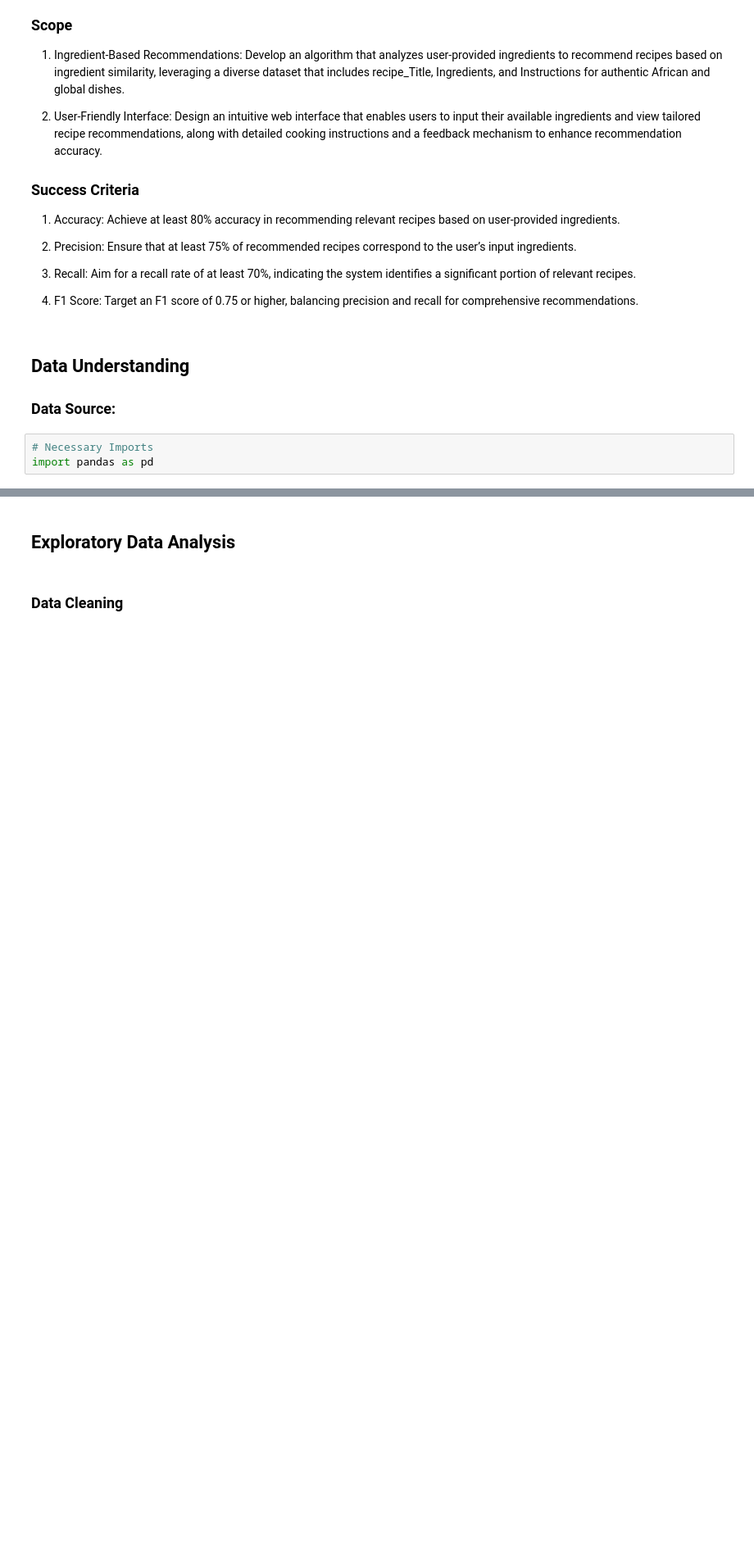
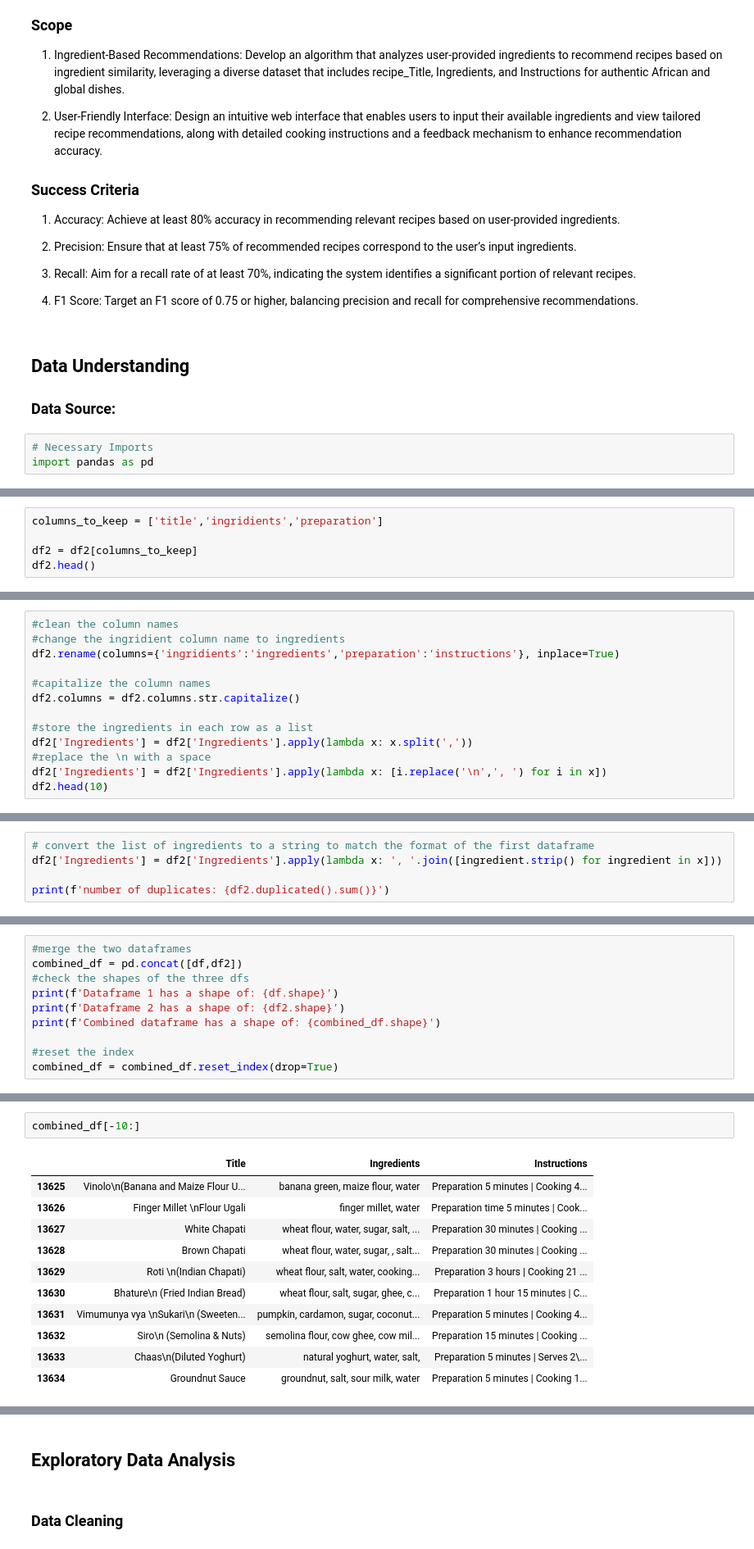
Before and after one commit to Matthewkarani/The-Boma-Pot, a Jupyter notebook: index.ipynb, the cells around one changed output, grey strips where cells are left out. Shown: that part at 82% size. Drawn from its saved outputs; the diff is of its cells as text; blank space fills up the shorter version.

```diff
--- a/index.ipynb
+++ b/index.ipynb
@@ -72,0 +173,5 @@ display(df.head())
+# %%
+columns_to_keep = ['title','ingridients','preparation']
+
+df2 = df2[columns_to_keep]
+df2.head()
@@ -72,0 +185,13 @@ display(df.head())
+# %%
+#clean the column names
+#change the ingridient column name to ingredients
+df2.rename(columns={'ingridients':'ingredients','preparation':'instructions'}, inplace=True)
+
+#capitalize the column names
+df2.columns = df2.columns.str.capitalize()
+
+#store the ingredients in each row as a list
+df2['Ingredients'] = df2['Ingredients'].apply(lambda x: x.split(','))
+#replace the \n with a space
+df2['Ingredients'] = df2['Ingredients'].apply(lambda x: [i.replace('\n',', ') for i in x])
+df2.head(10)
@@ -72,0 +212,5 @@ display(df.head())
+# %%
+# convert the list of ingredients to a string to match the format of the first dataframe
+df2['Ingredients'] = df2['Ingredients'].apply(lambda x: ', '.join([ingredient.strip() for ingredient in x]))
+
+print(f'number of duplicates: {df2.duplicated().sum()}')
@@ -72,0 +236,10 @@ display(df.head())
+# %%
+#merge the two dataframes
+combined_df = pd.concat([df,df2])
+#check the shapes of the three dfs
+print(f'Dataframe 1 has a shape of: {df.shape}')
+print(f'Dataframe 2 has a shape of: {df2.shape}')
+print(f'Combined dataframe has a shape of: {combined_df.shape}')
+
+#reset the index
+combined_df = combined_df.reset_index(drop=True)
@@ -72,0 +261,14 @@ display(df.head())
+# %%
+combined_df[-10:]
+# %% [output]
+|  | Title | Ingredients | Instructions |
+| 13625 | Vinolo\n(Banana and Maize Flour U... | banana green, maize flour, water | Preparation 5 minutes | Cooking 4... |
+| 13626 | Finger Millet \nFlour Ugali | finger millet, water | Preparation time 5 minutes | Cook... |
+| 13627 | White Chapati | wheat flour, water, sugar, salt, ... | Preparation 30 minutes | Cooking ... |
+| 13628 | Brown Chapati | wheat flour, water, sugar, , salt... | Preparation 30 minutes | Cooking ... |
+| 13629 | Roti \n(Indian Chapati) | wheat flour, salt, water, cooking... | Preparation 3 hours | Cooking 21 ... |
+| 13630 | Bhature\n (Fried Indian Bread) | wheat flour, salt, sugar, ghee, c... | Preparation 1 hour 15 minutes | C... |
+| 13631 | Vimumunya vya \nSukari\n (Sweeten... | pumpkin, cardamon, sugar, coconut... | Preparation 5 minutes | Cooking 4... |
+| 13632 | Siro\n (Semolina & Nuts) | semolina flour, cow ghee, cow mil... | Preparation 15 minutes | Cooking ... |
+| 13633 | Chaas\n(Diluted Yoghurt) | natural yoghurt, water, salt, | Preparation 5 minutes | Serves 2\... |
+| 13634 | Groundnut Sauce | groundnut, salt, sour milk, water | Preparation 5 minutes | Cooking 1... |
```
Also changed, not shown: parts of 33 cells of this notebook, 1 other file.
